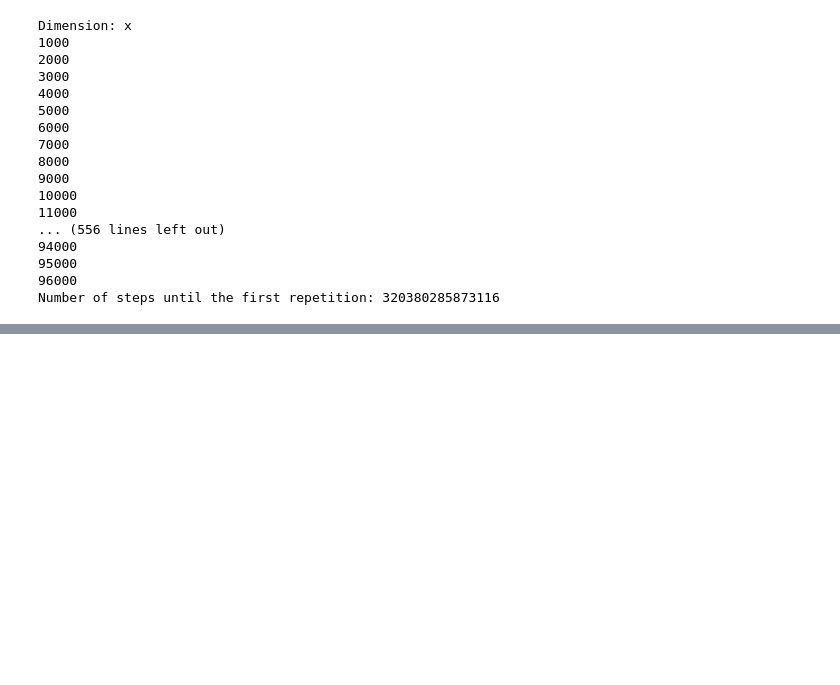
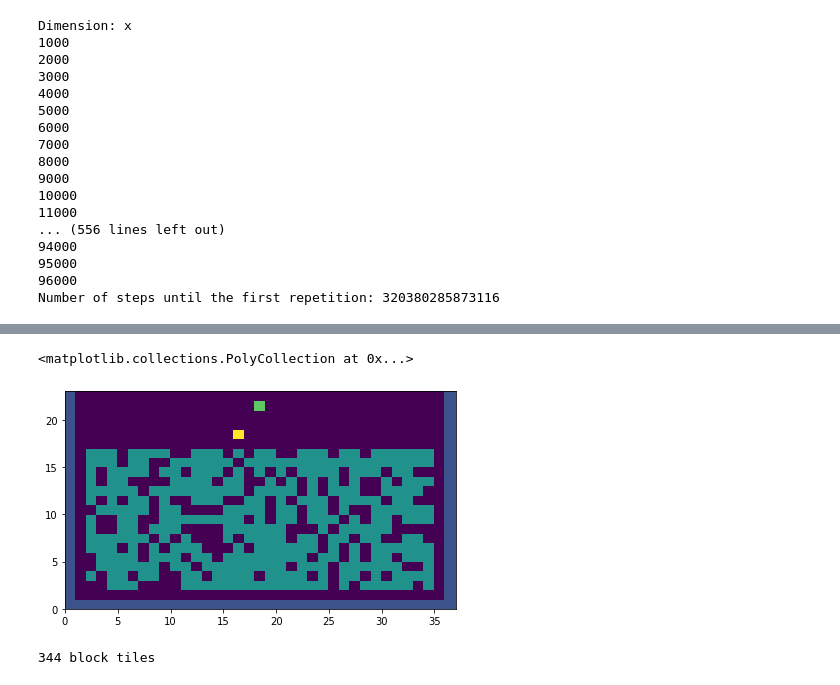
Before and after one commit to BeatrizBL/Adventofcode_2019, a Jupyter notebook: notebooks/Challenge_executions.ipynb, the cells around one changed output, grey strips where cells are left out. Drawn from its saved outputs; the diff is of its cells as text; code cells hidden in the pictures; blank space fills up the shorter version.

```diff
--- a/notebooks/Challenge_executions.ipynb
+++ b/notebooks/Challenge_executions.ipynb
@@ -425,0 +434,12 @@ Number of steps until the first repetition: 320380285873116
+# %%
+arcade = day13.ArcadeCabinet(program_path='program.txt',
+                             root_path='data/raw/day13')
+arcade.start_game()
+# %% [output]
+<matplotlib.collections.PolyCollection at 0x...>
+[figure, added]
+# %%
+n_blocks = arcade.count_tiles('block')
+print(f'{n_blocks} block tiles')
+# %% [output]
+344 block tiles
```
Also changed, not shown: parts of 3 cells of this notebook, 2 other files.
